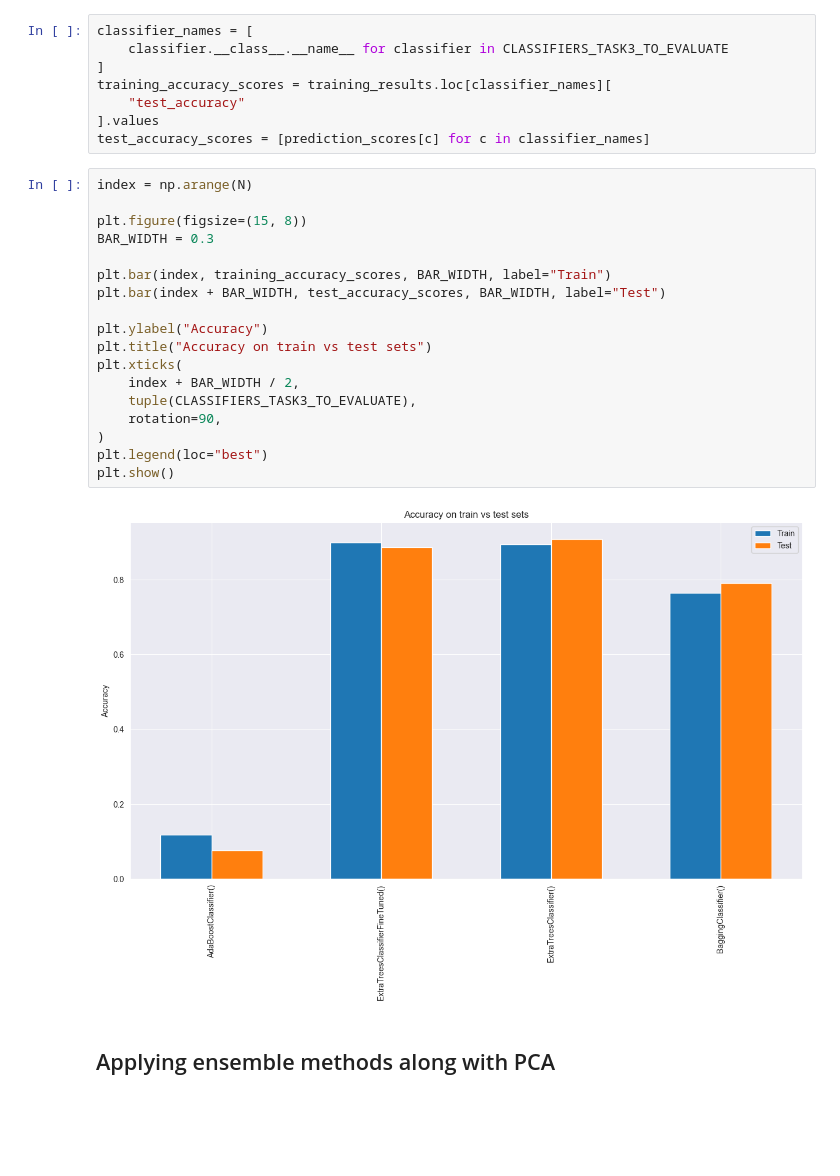
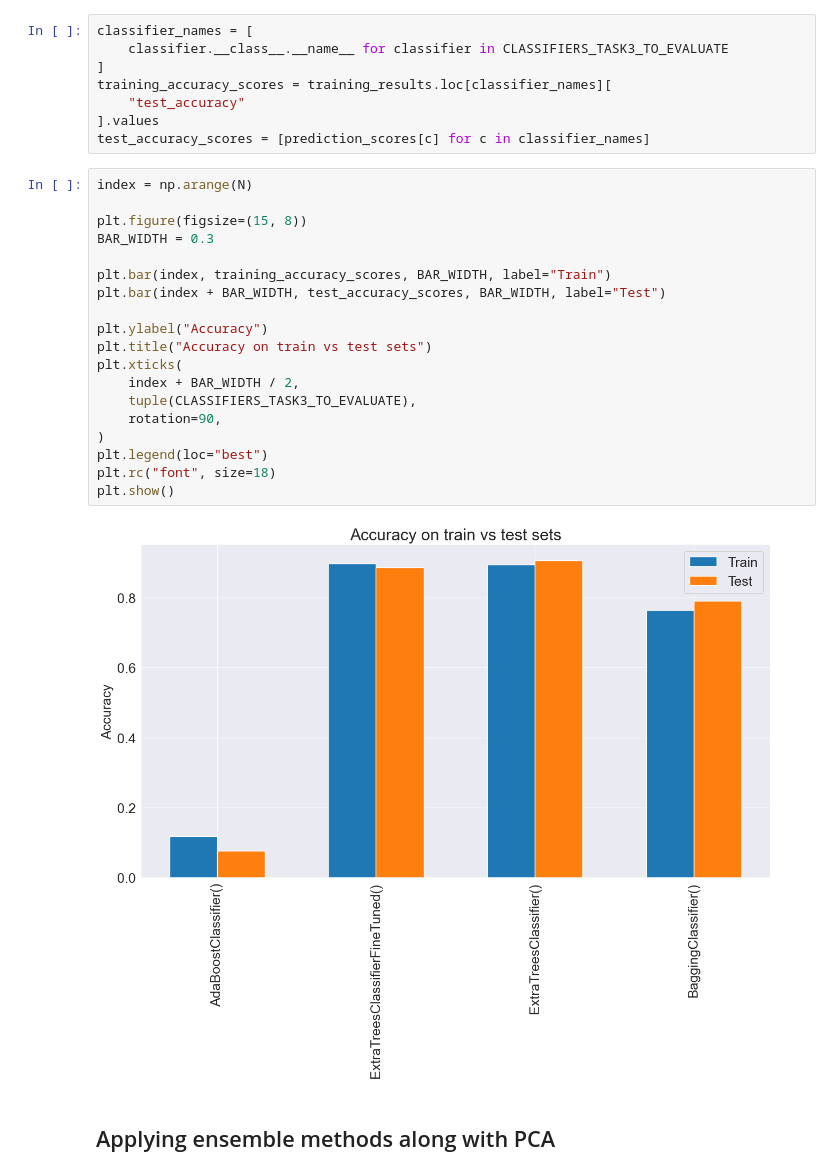
Before and after one commit to viktorparipas92/D7062E-projectgroup-10, a Jupyter notebook: Task3/task3.ipynb, the cells around one changed output. Saved outputs shown, nothing was run; the diff lists cells and outputs as text; blank space fills up the shorter version.

Commit message:
Increase font size in final plots

```diff
--- a/Task3/task3.ipynb
+++ b/Task3/task3.ipynb
@@ -1173,23 +1173,24 @@ test_accuracy_scores = [prediction_scores[c] for c in classifier_names]
 # %%
 index = np.arange(N)
 
 plt.figure(figsize=(15, 8))
 BAR_WIDTH = 0.3
 
 plt.bar(index, training_accuracy_scores, BAR_WIDTH, label="Train")
 plt.bar(index + BAR_WIDTH, test_accuracy_scores, BAR_WIDTH, label="Test")
 
 plt.ylabel("Accuracy")
 plt.title("Accuracy on train vs test sets")
 plt.xticks(
     index + BAR_WIDTH / 2,
     tuple(CLASSIFIERS_TASK3_TO_EVALUATE),
     rotation=90,
 )
 plt.legend(loc="best")
+plt.rc("font", size=18)
 plt.show()
 # %% [output]
-[figure, old version]
+[figure, new version]
 # %% [markdown]
 ## Applying ensemble methods along with PCA
 # %% [markdown]
```
Also changed, not shown: parts of 1 cell of this notebook, 1 other file.
